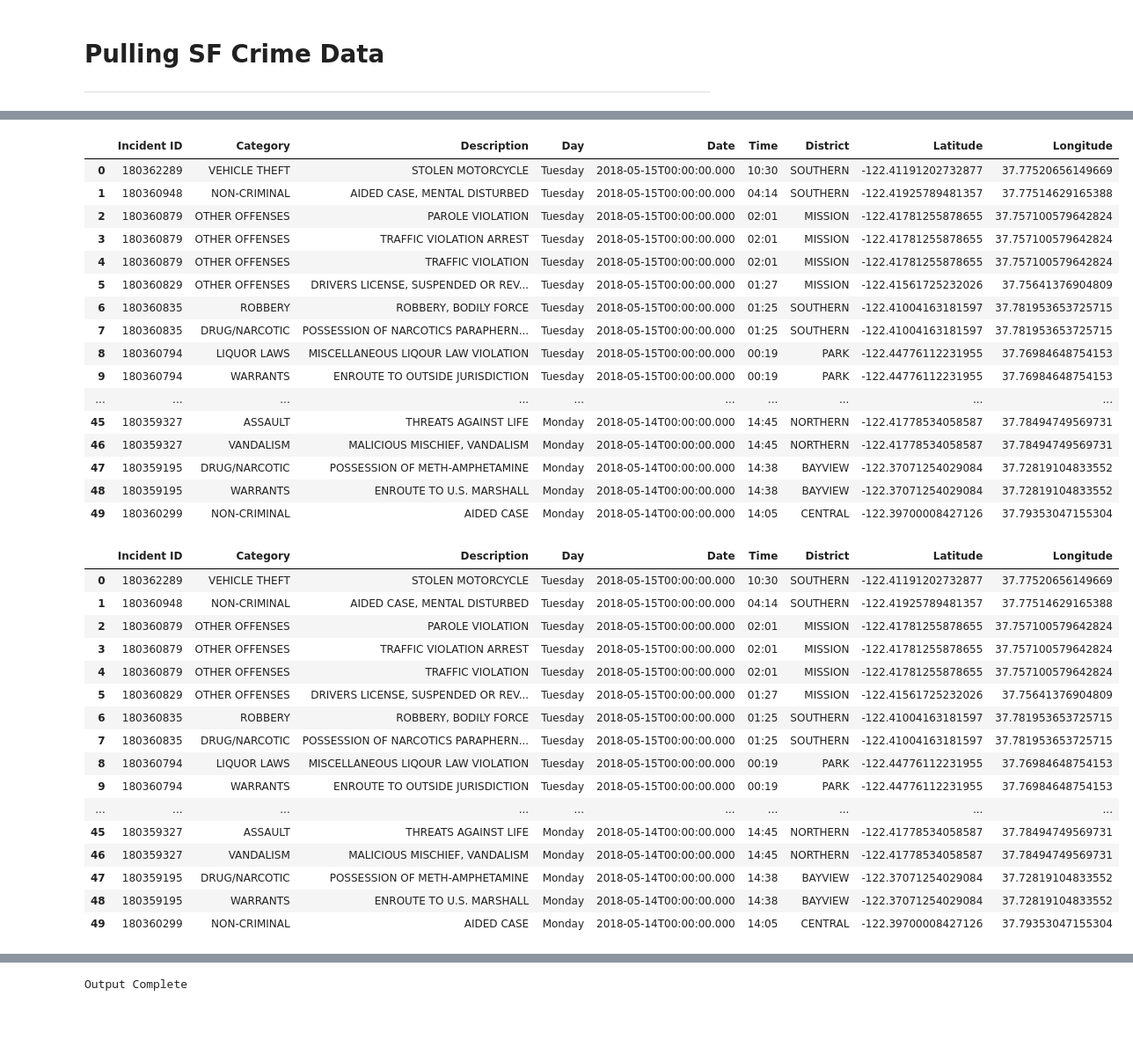
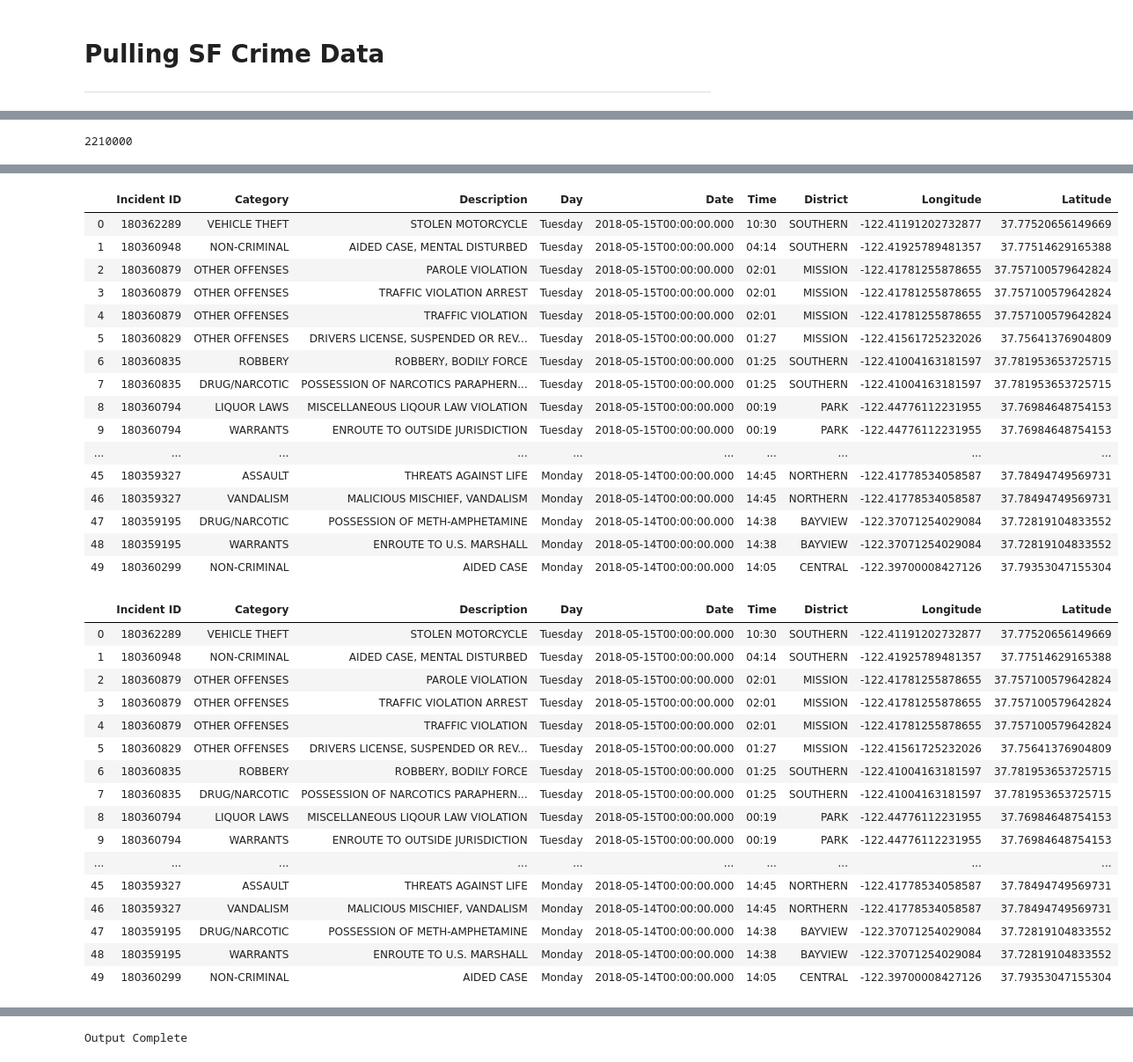
Before and after one commit to mahlonduke/Project_1, a Jupyter notebook: Source Data/SF_Crime.ipynb, the cells around one changed output, grey strips where cells are left out. Shown: that part at 88% size. Saved outputs shown, nothing was run; the diff lists cells and outputs as text; code cells hidden in the pictures; blank space fills up the shorter version.

```diff
--- a/Source Data/SF_Crime.ipynb
+++ b/Source Data/SF_Crime.ipynb
@@ -17,7 +17,12 @@ from config import app_token
 baseURL = "https://data.sfgov.org/resource/tmnf-yvry.json"
 # %%
 # Pull sample data
-URL = baseURL + "?$$app_token=" + app_token
+
+URL = baseURL + "?$limit=2210000&$offset=0" + "&$$app_token=" + app_token
+
+
+# URL = baseURL + "?$$app_token=" + app_token
 response = requests.get(URL).json()
-pp.pprint(response)
+print("Download complete")
+# pp.pprint(response)
 # %% [output]
@@ -41,3 +30,7 @@ pp.pprint(response)
+# %%
+len(response)
+# %% [output]
+2210000
 # %%
 #Convert JSON file to a data frame
 sf_crime_df = pd.DataFrame(response)
@@ -52,11 +45,11 @@ sf_crime_df.head()
 # %%
 # create a new data frame
 sf_crime = {}
 sf_crime = pd.DataFrame(sf_crime)
-sf_crime[["Incident ID", "Category", "Description", "Day", "Date", "Time", "District", "Latitude", "Longitude"]] = sf_crime_df[["incidntnum", "category", "descript", "dayofweek", "date", "time", "pddistrict", "x", "y"]]
+sf_crime[["Incident ID", "Category", "Description", "Day", "Date", "Time", "District", "Longitude", "Latitude"]] = sf_crime_df[["incidntnum", "category", "descript", "dayofweek", "date", "time", "pddistrict", "x", "y"]]
 sf_crime.head(50)
 # %% [output]
-|  | Incident ID | Category | Description | Day | Date | Time | District | Latitude | Longitude |
+|  | Incident ID | Category | Description | Day | Date | Time | District | Longitude | Latitude |
 | 0 | 180362289 | VEHICLE THEFT | STOLEN MOTORCYCLE | Tuesday | 2018-05-15T00:00:00.000 | 10:30 | SOUTHERN | -122.41191202732877 | 37.77520656149669 |
 | 1 | 180360948 | NON-CRIMINAL | AIDED CASE, MENTAL DISTURBED | Tuesday | 2018-05-15T00:00:00.000 | 04:14 | SOUTHERN | -122.41925789481357 | 37.77514629165388 |
 | 2 | 180360879 | OTHER OFFENSES | PAROLE VIOLATION | Tuesday | 2018-05-15T00:00:00.000 | 02:01 | MISSION | -122.41781255878655 | 37.757100579642824 |
@@ -77,7 +70,7 @@ sf_crime.head(50)
 crime_sf = sf_crime.dropna()
 crime_sf.head(50)
 # %% [output]
-|  | Incident ID | Category | Description | Day | Date | Time | District | Latitude | Longitude |
+|  | Incident ID | Category | Description | Day | Date | Time | District | Longitude | Latitude |
 | 0 | 180362289 | VEHICLE THEFT | STOLEN MOTORCYCLE | Tuesday | 2018-05-15T00:00:00.000 | 10:30 | SOUTHERN | -122.41191202732877 | 37.77520656149669 |
 | 1 | 180360948 | NON-CRIMINAL | AIDED CASE, MENTAL DISTURBED | Tuesday | 2018-05-15T00:00:00.000 | 04:14 | SOUTHERN | -122.41925789481357 | 37.77514629165388 |
 | 2 | 180360879 | OTHER OFFENSES | PAROLE VIOLATION | Tuesday | 2018-05-15T00:00:00.000 | 02:01 | MISSION | -122.41781255878655 | 37.757100579642824 |
```
Also changed, not shown: parts of 2 cells of this notebook, 3 other files.
